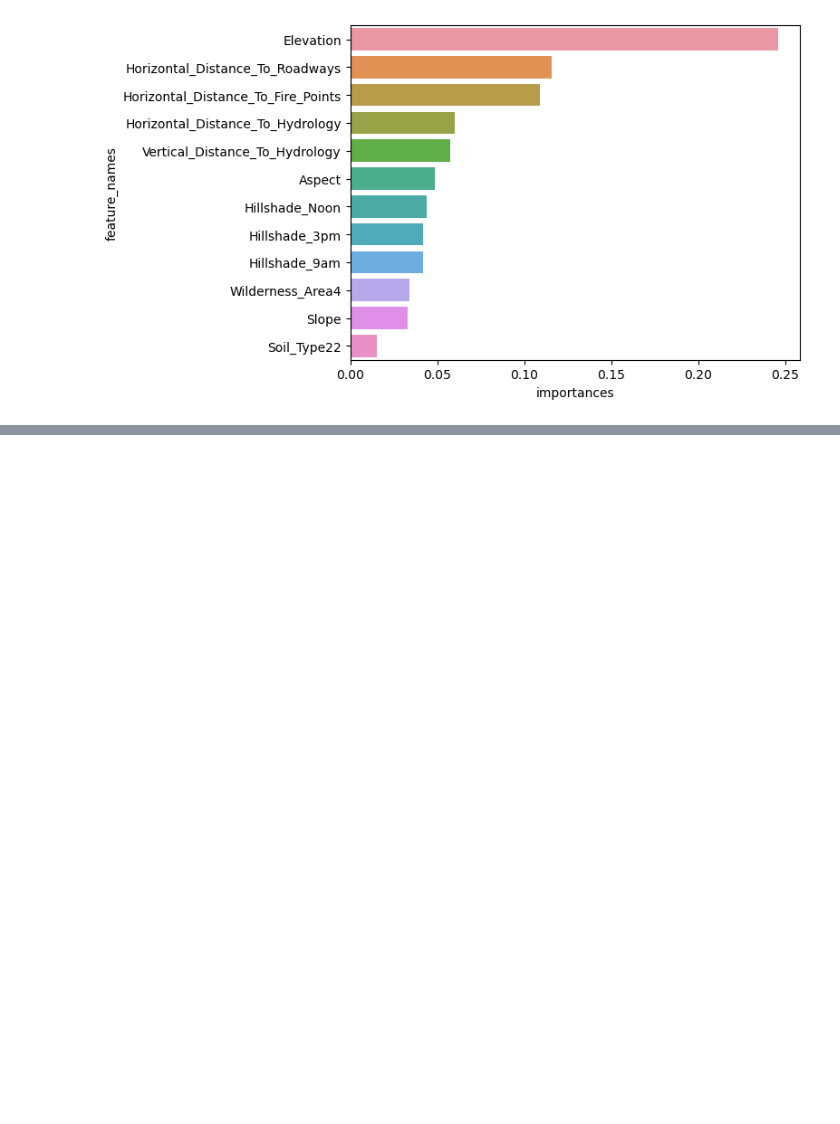
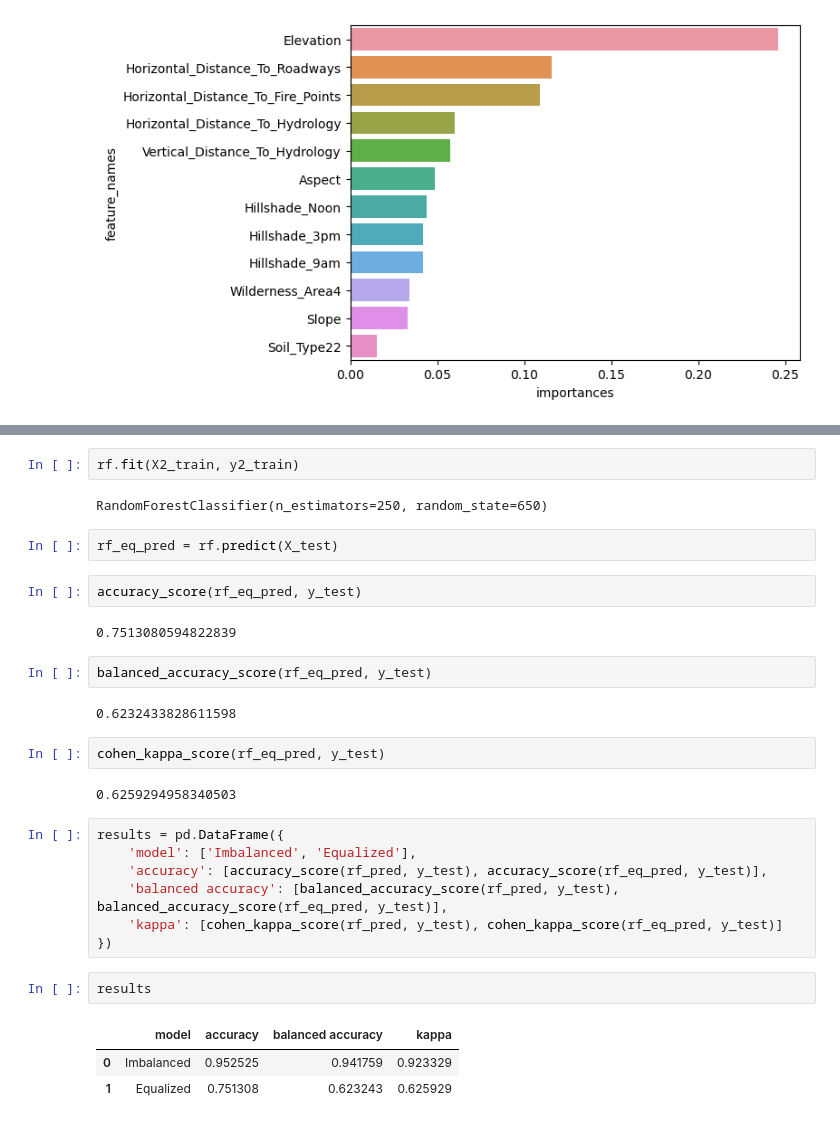
Before and after one commit to chanks06/forest, a Jupyter notebook: task_4.1.ipynb, the cells around one changed output, grey strips where cells are left out. Cells and saved outputs as stored; diff of their text form; blank space fills up the shorter version.

```diff
--- a/task_4.1.ipynb
+++ b/task_4.1.ipynb
@@ -113,0 +166,31 @@ sns.barplot(x=importances["importances"][0:12],
+# %%
+rf.fit(X2_train, y2_train)
+# %% [output]
+RandomForestClassifier(n_estimators=250, random_state=650)
+# %%
+rf_eq_pred = rf.predict(X_test)
+# %%
+accuracy_score(rf_eq_pred, y_test)
+# %% [output]
+0.7513080594822839
+# %%
+balanced_accuracy_score(rf_eq_pred, y_test)
+# %% [output]
+0.6232433828611598
+# %%
+cohen_kappa_score(rf_eq_pred, y_test)
+# %% [output]
+0.6259294958340503
+# %%
+results = pd.DataFrame({
+    'model': ['Imbalanced', 'Equalized'],
+    'accuracy': [accuracy_score(rf_pred, y_test), accuracy_score(rf_eq_pred, y_test)],
+    'balanced accuracy': [balanced_accuracy_score(rf_pred, y_test), balanced_accuracy_score(rf_eq_pred, y_test)],
+    'kappa': [cohen_kappa_score(rf_pred, y_test), cohen_kappa_score(rf_eq_pred, y_test)]
+})
+# %%
+results
+# %% [output]
+|  | model | accuracy | balanced accuracy | kappa |
+| 0 | Imbalanced | 0.952525 | 0.941759 | 0.923329 |
+| 1 | Equalized | 0.751308 | 0.623243 | 0.625929 |
```
Also changed, not shown: parts of 18 cells of this notebook, 1 other file.
